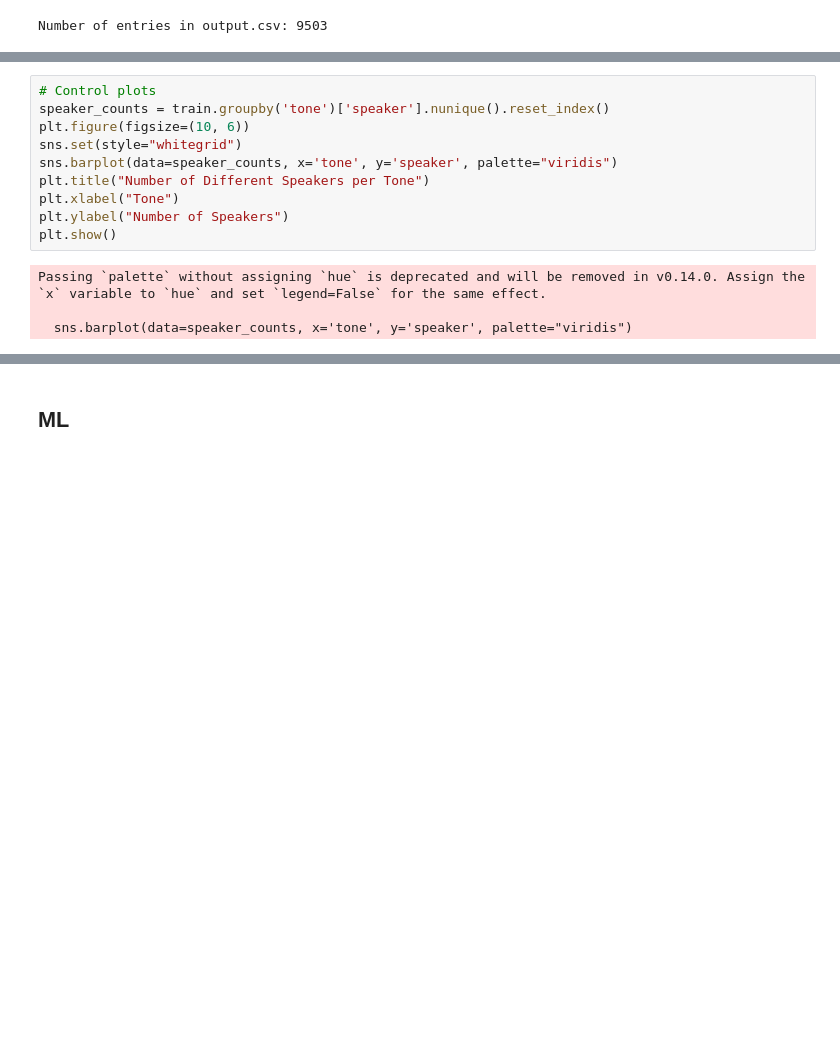
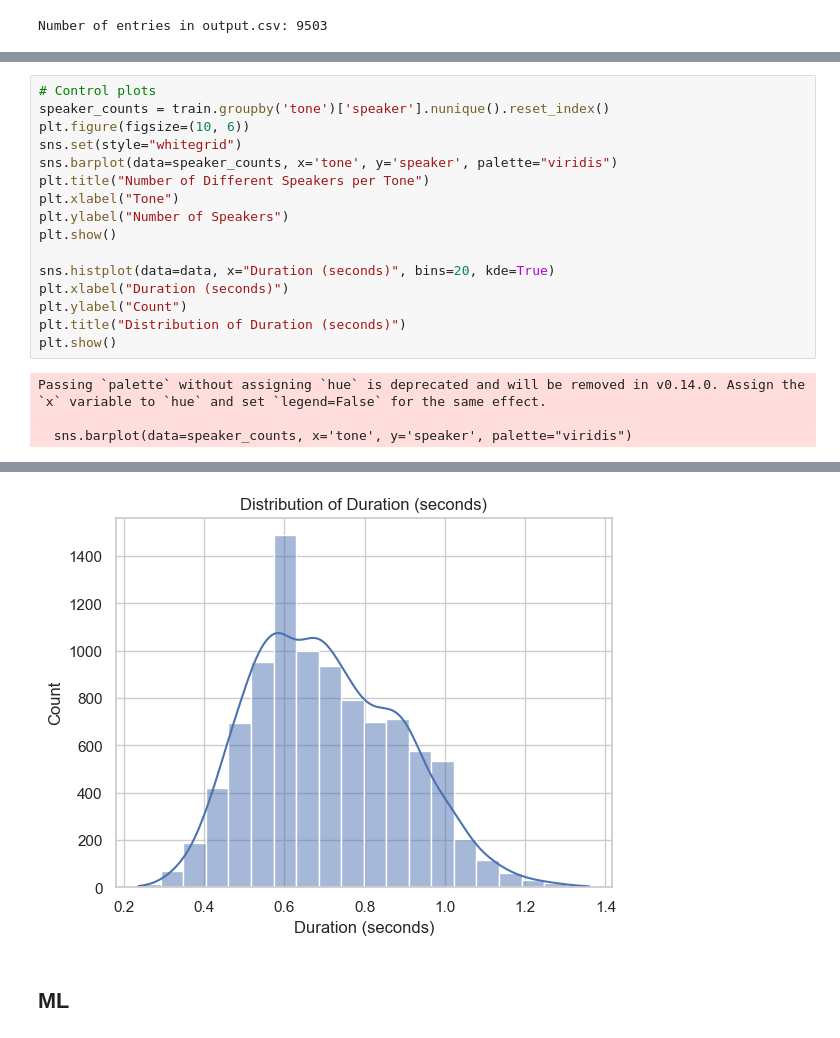
Before and after one commit to phdargen/chineseTonesDetector, a Jupyter notebook: prepareData/analyzeTones.ipynb, the cells around one changed output, grey strips where cells are left out. Drawn from its saved outputs; the diff is of its cells as text; blank space fills up the shorter version.

```diff
--- a/prepareData/analyzeTones.ipynb
+++ b/prepareData/analyzeTones.ipynb
@@ -182,18 +188,25 @@ train.sample(10)
 # %%
 # Control plots
 speaker_counts = train.groupby('tone')['speaker'].nunique().reset_index()
 plt.figure(figsize=(10, 6))
 sns.set(style="whitegrid")
 sns.barplot(data=speaker_counts, x='tone', y='speaker', palette="viridis")
 plt.title("Number of Different Speakers per Tone")
 plt.xlabel("Tone")
 plt.ylabel("Number of Speakers")
 plt.show()
+
+sns.histplot(data=data, x="Duration (seconds)", bins=20, kde=True)
+plt.xlabel("Duration (seconds)")
+plt.ylabel("Count")
+plt.title("Distribution of Duration (seconds)")
+plt.show()
 # %% [output]
 Passing `palette` without assigning `hue` is deprecated and will be removed in v0.14.0. Assign the `x` variable to `hue` and set `legend=False` for the same effect.
 
   sns.barplot(data=speaker_counts, x='tone', y='speaker', palette="viridis")
 [figure]
+[figure, added]
 # %% [markdown]
 ## ML
 # %%
```
Also changed, not shown: parts of 7 cells of this notebook, 2 other files.
